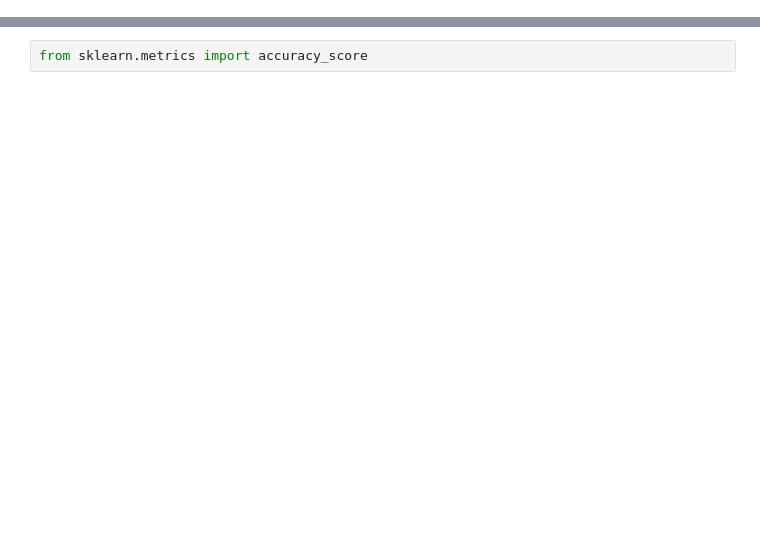
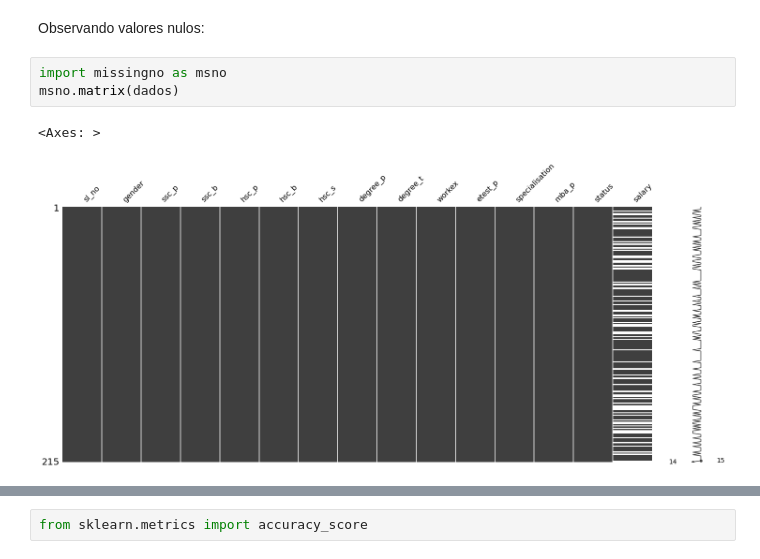
Before and after one commit to tiagomartins03/MachineLearning, a Jupyter notebook: Supervisioned/Classification/SVM/Proj_Recrutment/main.ipynb, the cells around one changed output, grey strips where cells are left out. Saved outputs shown, nothing was run; the diff lists cells and outputs as text; blank space fills up the shorter version.

```diff
--- a/Supervisioned/Classification/SVM/Proj_Recrutment/main.ipynb
+++ b/Supervisioned/Classification/SVM/Proj_Recrutment/main.ipynb
@@ -80,0 +75,8 @@ y_predict_svm = svm.predict(x_test_escalonado)
+# %% [markdown]
+Observando valores nulos:
+# %%
+import missingno as msno
+msno.matrix(dados)
+# %% [output]
+<Axes: >
+[figure, added]
```
Also changed, not shown: parts of 95 cells of this notebook.
